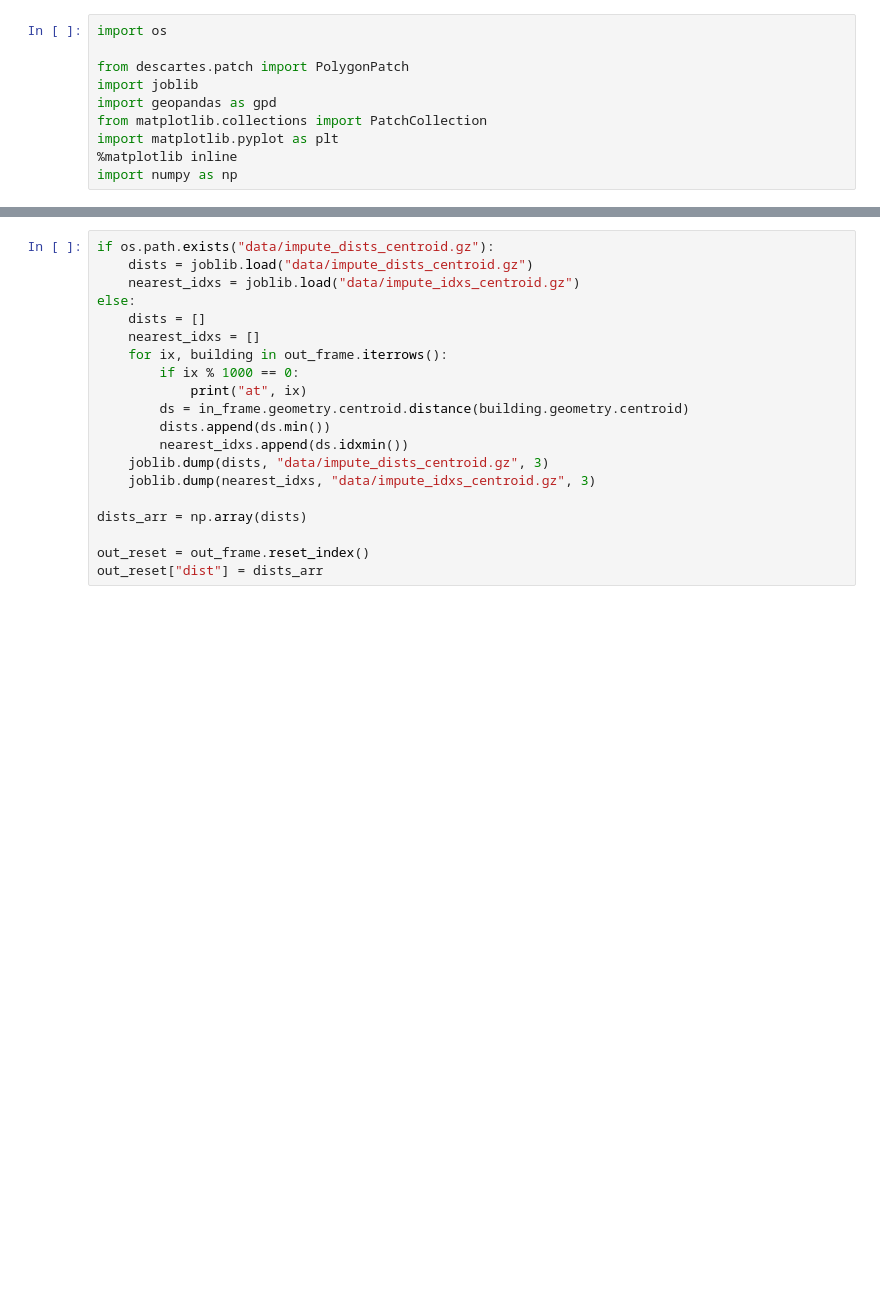
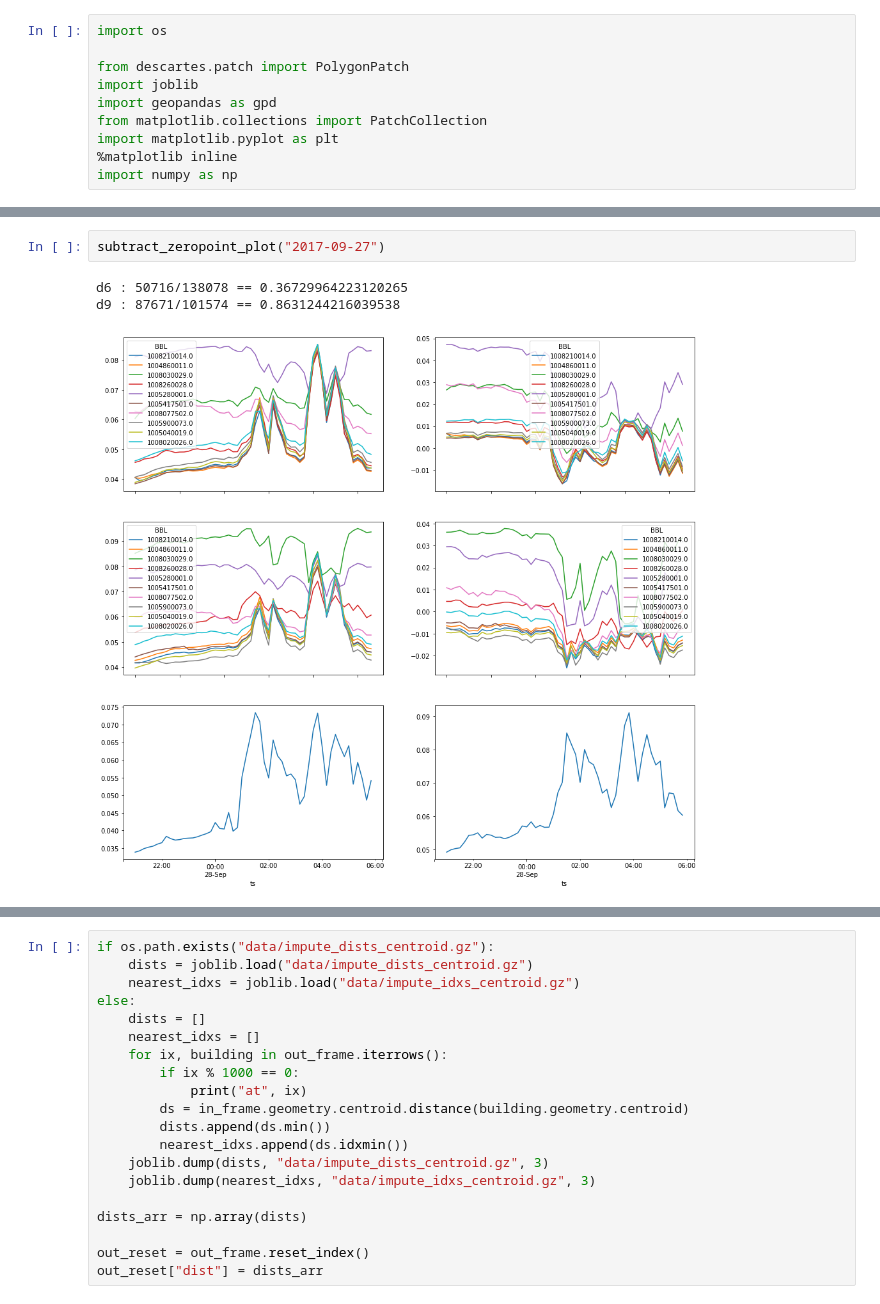
Before and after one commit to cmoscardi/independent_2018, a Jupyter notebook: image/zeropoint_and_more_nn.ipynb, the cells around one changed output, grey strips where cells are left out. Cells and saved outputs as stored; diff of their text form; blank space fills up the shorter version.

```diff
--- a/image/zeropoint_and_more_nn.ipynb
+++ b/image/zeropoint_and_more_nn.ipynb
@@ -27,0 +78,6 @@ final_light_d6.apply(lambda x: x - zeropoint_d6["avg"])[samp].plot(ax=ax2)
+# %%
+subtract_zeropoint_plot("2017-09-27")
+# %% [output]
+d6 : 50716/138078 == 0.36729964223120265
+d9 : 87671/101574 == 0.8631244216039538
+[figure, added]
```
Also changed, not shown: parts of 21 cells of this notebook, 1 other file.
